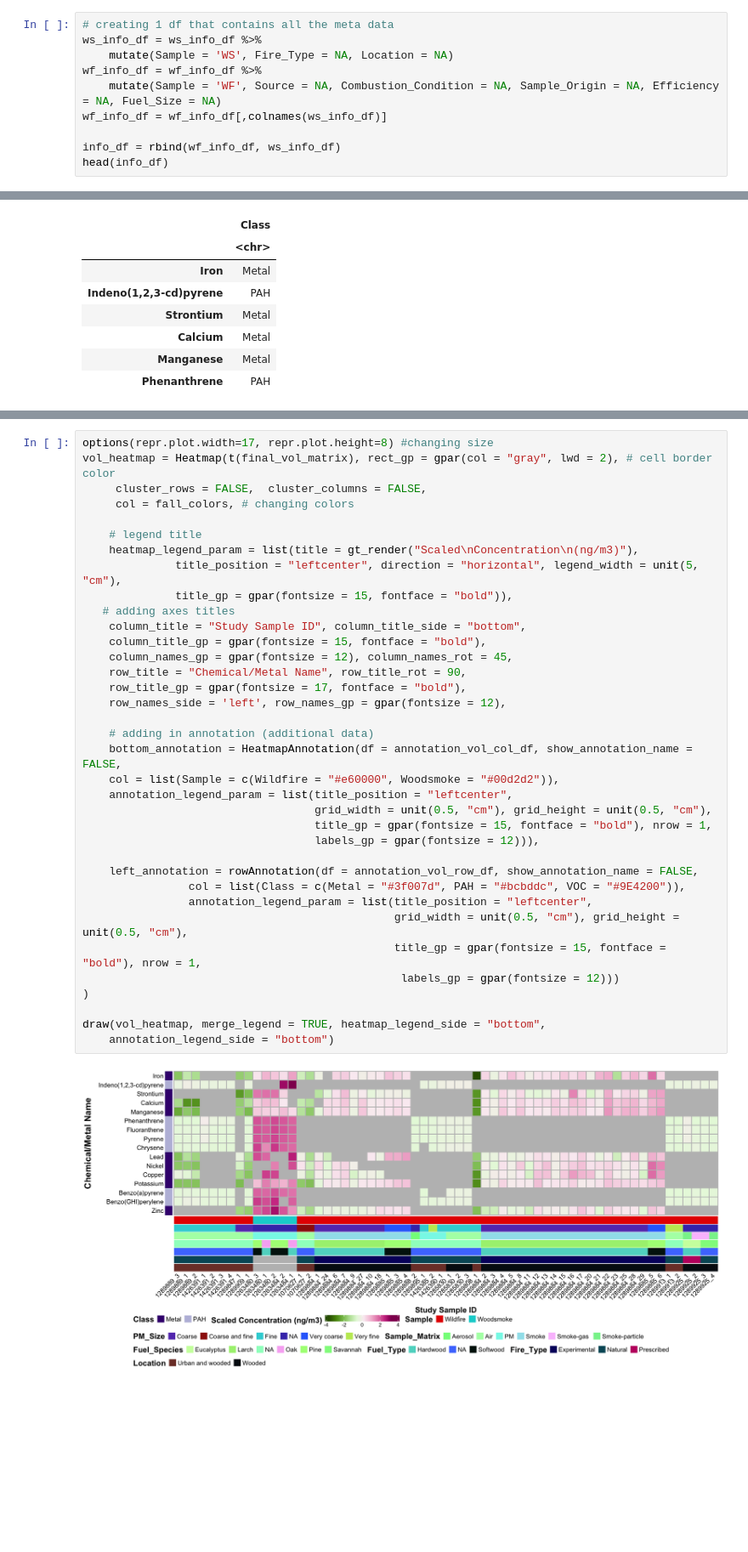
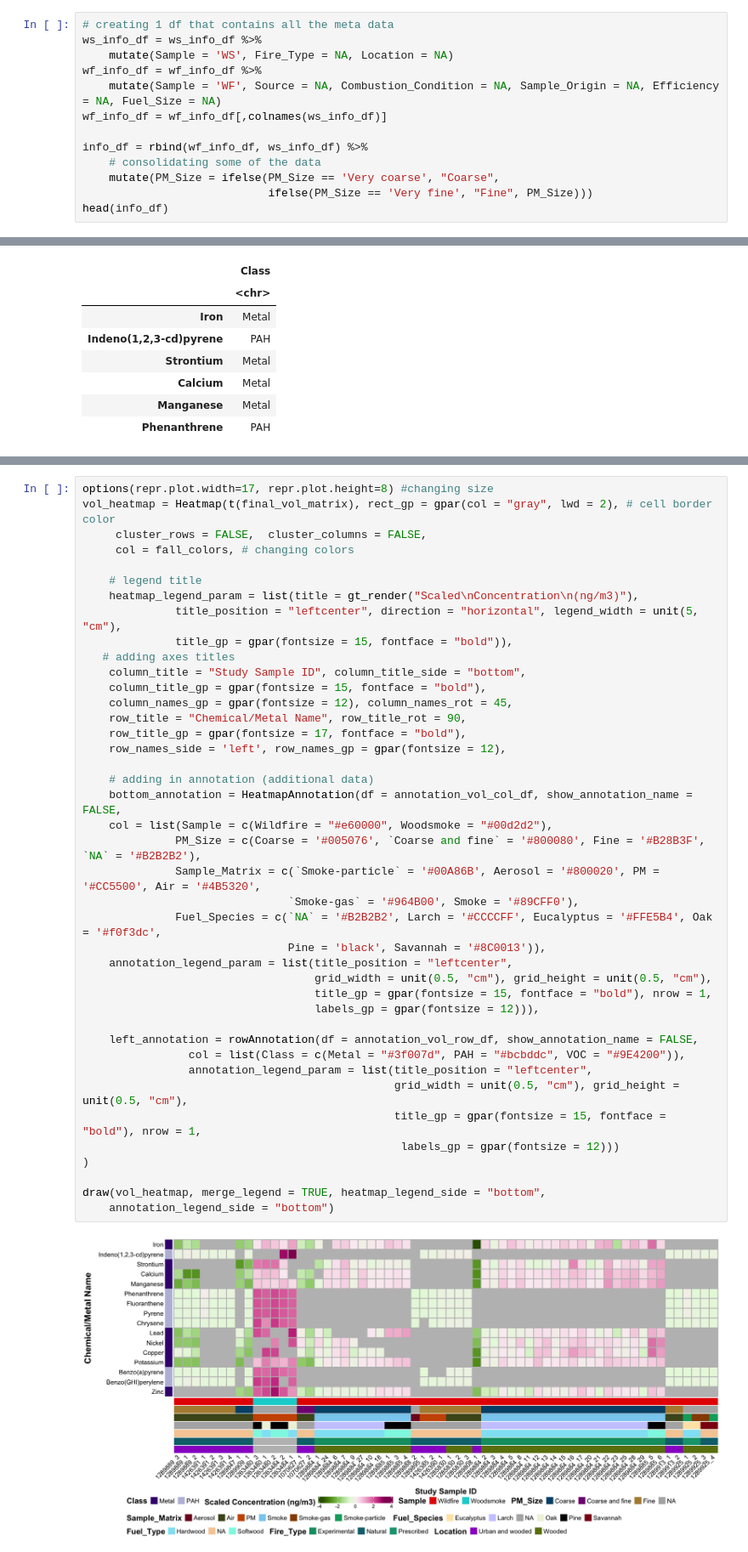
Before and after one commit to UNC-CEMALB/P1015.-Wildfire_Suffcient_Similiarity, a Jupyter notebook: 2. Cluster Analysis/Heatmaps.ipynb, the cells around one changed output, grey strips where cells are left out. Shown at 85% size. Cells and saved outputs as stored; diff of their text form; blank space fills up the shorter version.

```diff
--- a/2. Cluster Analysis/Heatmaps.ipynb
+++ b/2. Cluster Analysis/Heatmaps.ipynb
@@ -74,7 +74,10 @@ wf_info_df = wf_info_df %>%
     mutate(Sample = 'WF', Source = NA, Combustion_Condition = NA, Sample_Origin = NA, Efficiency = NA, Fuel_Size = NA)
 wf_info_df = wf_info_df[,colnames(ws_info_df)]
 
-info_df = rbind(wf_info_df, ws_info_df)
+info_df = rbind(wf_info_df, ws_info_df) %>%
+    # consolidating some of the data
+    mutate(PM_Size = ifelse(PM_Size == 'Very coarse', "Coarse",
+                            ifelse(PM_Size == 'Very fine', "Fine", PM_Size)))
 head(info_df)
 # %% [output]
 A data.frame: 6 × 18
@@ -314,35 +307,40 @@ vol_heatmap = Heatmap(t(final_vol_matrix), rect_gp = gpar(col = "gray", lwd = 2)
     # legend title
     heatmap_legend_param = list(title = gt_render("Scaled\nConcentration\n(ng/m3)"),
               title_position = "leftcenter", direction = "horizontal", legend_width = unit(5, "cm"),
               title_gp = gpar(fontsize = 15, fontface = "bold")),
    # adding axes titles
     column_title = "Study Sample ID", column_title_side = "bottom",
     column_title_gp = gpar(fontsize = 15, fontface = "bold"),
     column_names_gp = gpar(fontsize = 12), column_names_rot = 45,
     row_title = "Chemical/Metal Name", row_title_rot = 90,
     row_title_gp = gpar(fontsize = 17, fontface = "bold"),
     row_names_side = 'left', row_names_gp = gpar(fontsize = 12),
 
     # adding in annotation (additional data)
     bottom_annotation = HeatmapAnnotation(df = annotation_vol_col_df, show_annotation_name = FALSE,
-    col = list(Sample = c(Wildfire = "#e60000", Woodsmoke = "#00d2d2")),
+    col = list(Sample = c(Wildfire = "#e60000", Woodsmoke = "#00d2d2"),
+              PM_Size = c(Coarse = '#005076', `Coarse and fine` = '#800080', Fine = '#B28B3F', `NA` = '#B2B2B2'),
+              Sample_Matrix = c(`Smoke-particle` = '#00A86B', Aerosol = '#800020', PM = '#CC5500', Air = '#4B5320',
+                               `Smoke-gas` = '#964B00', Smoke = '#89CFF0'),
+              Fuel_Species = c(`NA` = '#B2B2B2', Larch = '#CCCCFF', Eucalyptus = '#FFE5B4', Oak = '#f0f3dc',
+                               Pine = 'black', Savannah = '#8C0013')),
     annotation_legend_param = list(title_position = "leftcenter",
                                    grid_width = unit(0.5, "cm"), grid_height = unit(0.5, "cm"),
                                    title_gp = gpar(fontsize = 15, fontface = "bold"), nrow = 1,
                                    labels_gp = gpar(fontsize = 12))),
 
     left_annotation = rowAnnotation(df = annotation_vol_row_df, show_annotation_name = FALSE,
                 col = list(Class = c(Metal = "#3f007d", PAH = "#bcbddc", VOC = "#9E4200")),
                 annotation_legend_param = list(title_position = "leftcenter",
                                                grid_width = unit(0.5, "cm"), grid_height = unit(0.5, "cm"),
                                                title_gp = gpar(fontsize = 15, fontface = "bold"), nrow = 1,
                                                 labels_gp = gpar(fontsize = 12)))
 )
 
 draw(vol_heatmap, merge_legend = TRUE, heatmap_legend_side = "bottom",
     annotation_legend_side = "bottom")
 # %% [output]
-[figure, old version]
+[figure, new version]
 # %%
 options(repr.plot.width=20, repr.plot.height=7) #changing size
 weight_heatmap = Heatmap(t(final_weight_matrix), rect_gp = gpar(col = "gray", lwd = 2), # cell border color
```
Also changed, not shown: parts of 4 cells of this notebook.
